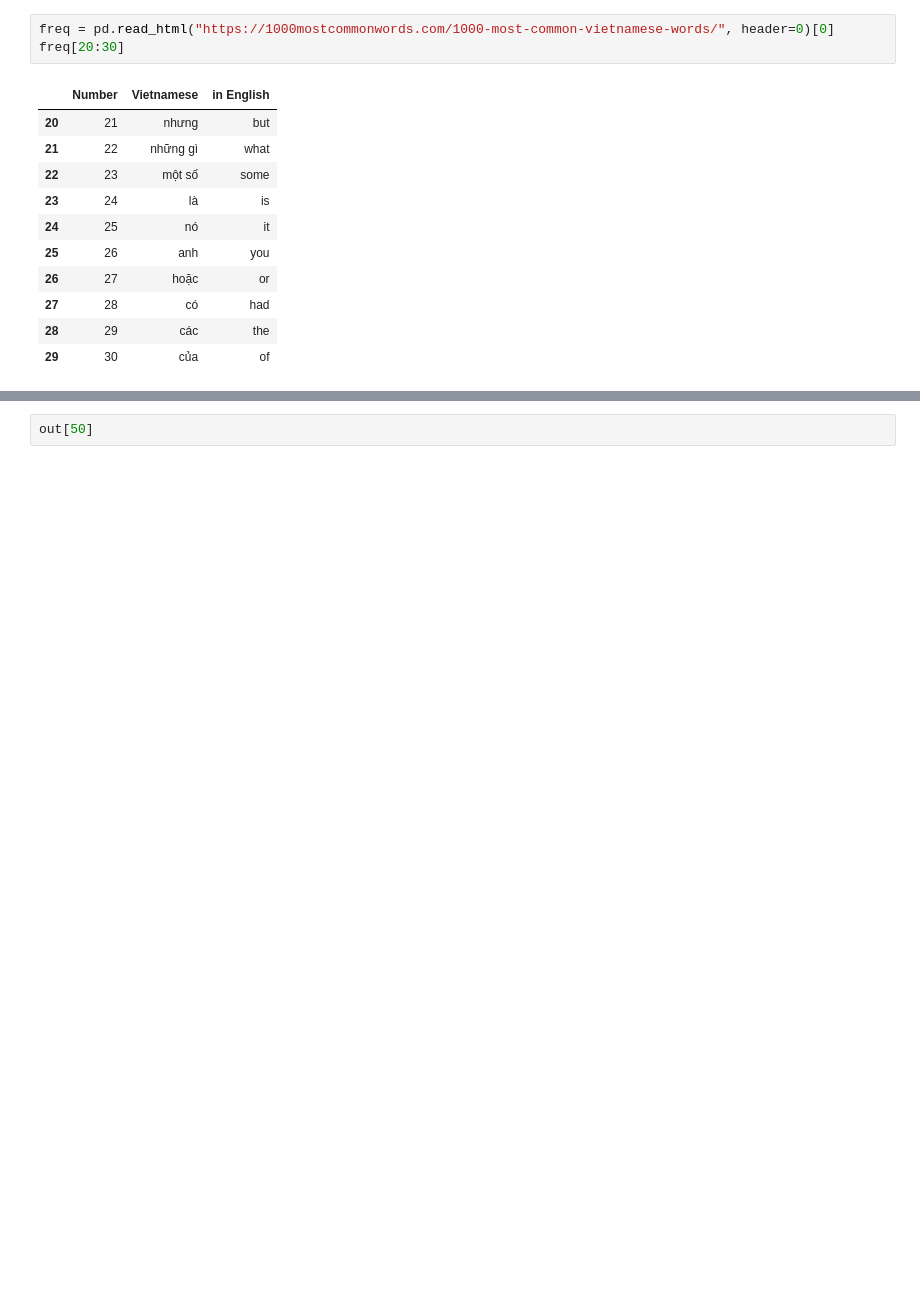
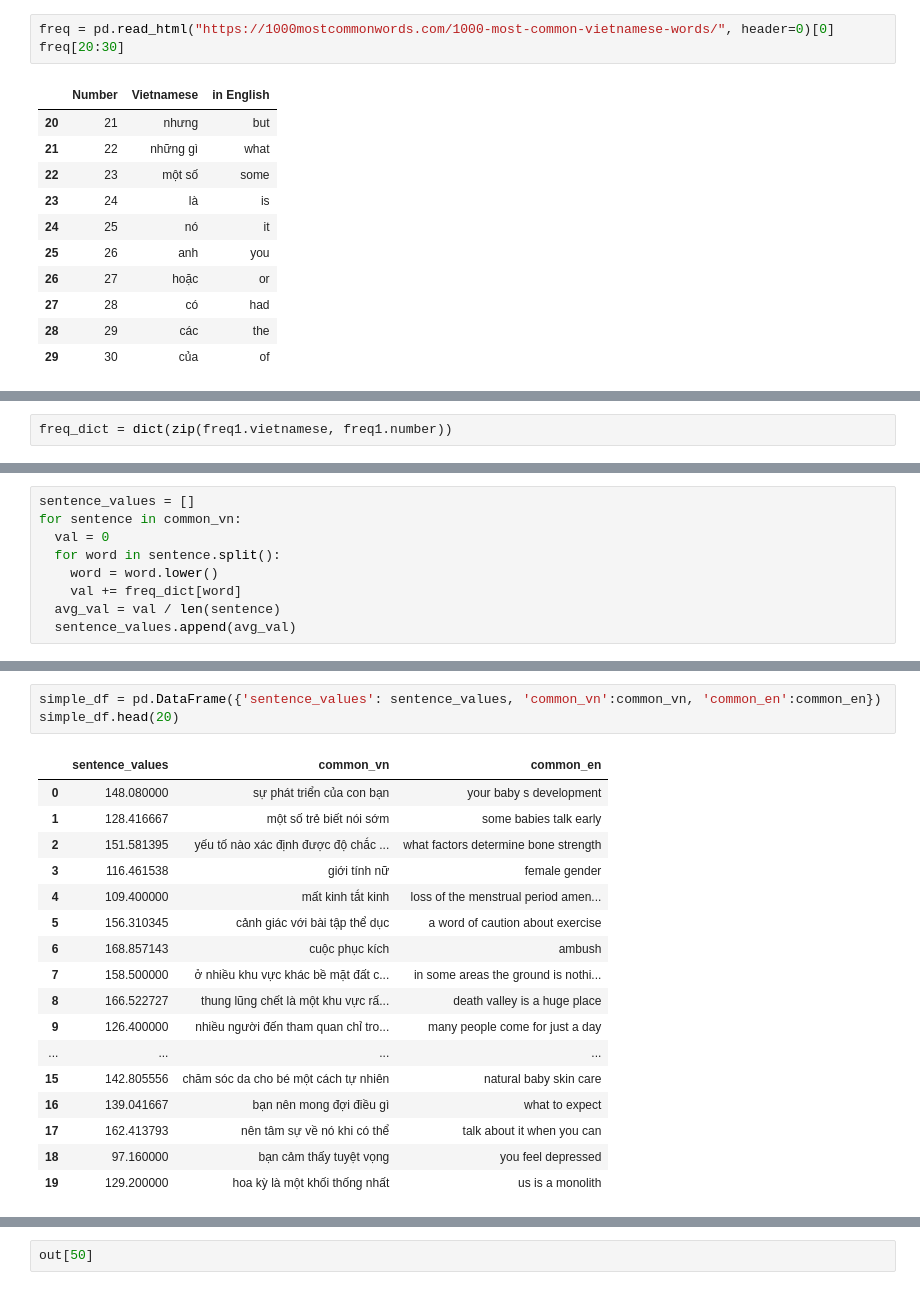
Before and after one commit to Tclack88/misc-analysis, a Jupyter notebook: vietnamese_frequency_sentence_mining.ipynb, the cells around one changed output, grey strips where cells are left out. Cells and saved outputs as stored; diff of their text form; blank space fills up the shorter version.

```diff
--- a/vietnamese_frequency_sentence_mining.ipynb
+++ b/vietnamese_frequency_sentence_mining.ipynb
@@ -132,3 +138,5 @@ freq1[20:30]
 | 25 | 26 | anh | you |
 | 26 | 27 | hoặc | or |
 | 27 | 28 | có | had |
+# %%
+freq_dict = dict(zip(freq1.vietnamese, freq1.number))
@@ -135 +160,10 @@ freq1[20:30]
+# %%
+sentence_values = []
+for sentence in common_vn:
+  val = 0
+  for word in sentence.split():
+    word = word.lower()
+    val += freq_dict[word]
+  avg_val = val / len(sentence)
+  sentence_values.append(avg_val)
 # %%
@@ -147,0 +173,21 @@ vn[-70]
+# %%
+simple_df = pd.DataFrame({'sentence_values': sentence_values, 'common_vn':common_vn, 'common_en':common_en})
+simple_df.head(20)
+# %% [output]
+|  | sentence_values | common_vn | common_en |
+| 0 | 148.080000 | sự phát triển của con bạn | your baby s development |
+| 1 | 128.416667 | một số trẻ biết nói sớm | some babies talk early |
+| 2 | 151.581395 | yếu tố nào xác định được độ chắc ... | what factors determine bone strength |
+| 3 | 116.461538 | giới tính nữ | female gender |
+| 4 | 109.400000 | mất kinh tắt kinh | loss of the menstrual period amen... |
+| 5 | 156.310345 | cảnh giác với bài tập thể dục | a word of caution about exercise |
+| 6 | 168.857143 | cuộc phục kích | ambush |
+| 7 | 158.500000 | ở nhiều khu vực khác bề mặt đất c... | in some areas the ground is nothi... |
+| 8 | 166.522727 | thung lũng chết là một khu vực rấ... | death valley is a huge place |
+| 9 | 126.400000 | nhiều người đến tham quan chỉ tro... | many people come for just a day |
+| ... | ... | ... | ... |
+| 15 | 142.805556 | chăm sóc da cho bé một cách tự nhiên | natural baby skin care |
+| 16 | 139.041667 | bạn nên mong đợi điều gì | what to expect |
+| 17 | 162.413793 | nên tâm sự về nó khi có thể | talk about it when you can |
+| 18 | 97.160000 | bạn cảm thấy tuyệt vọng | you feel depressed |
+| 19 | 129.200000 | hoa kỳ là một khối thống nhất | us is a monolith |
```
Also changed, not shown: parts of 11 cells of this notebook.
